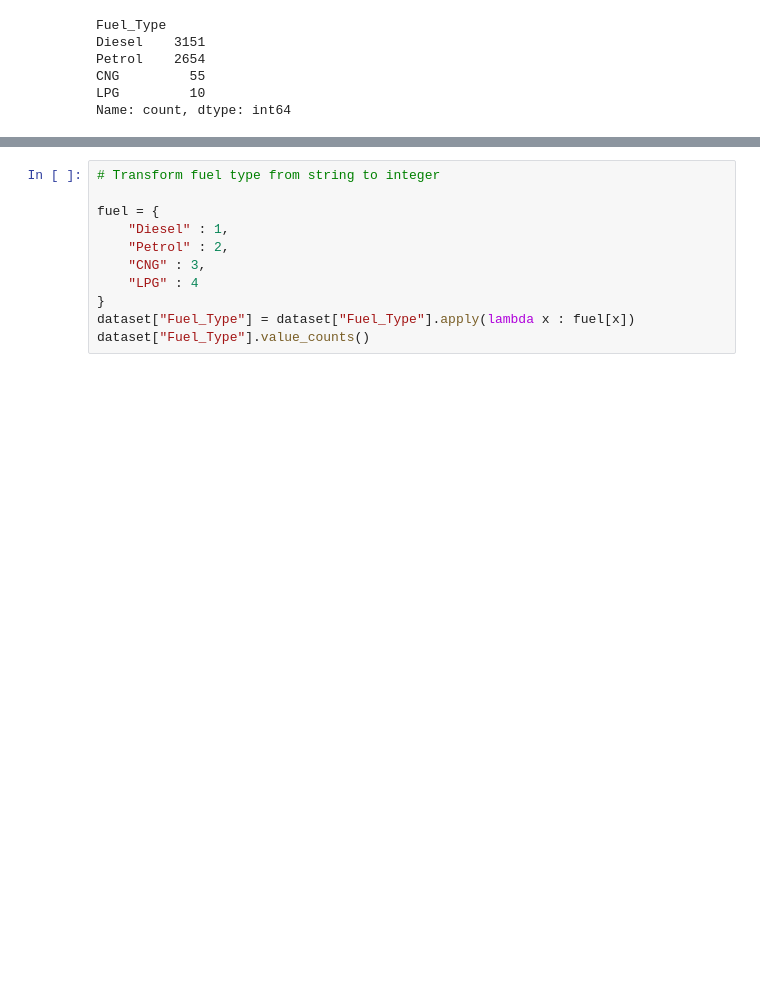
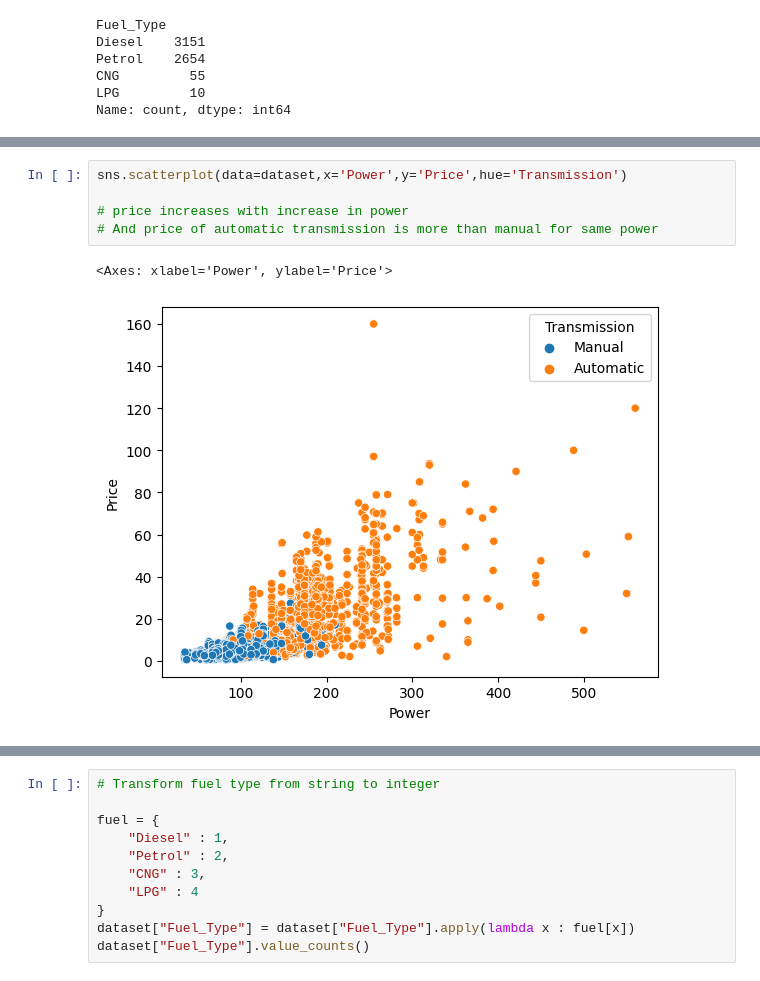
Before and after one commit to Akshay2002Singh/Used-Car-Price-Prediction, a Jupyter notebook: Used_car_price.ipynb, the cells around one changed output, grey strips where cells are left out. Saved outputs shown, nothing was run; the diff lists cells and outputs as text; blank space fills up the shorter version.

```diff
--- a/Used_car_price.ipynb
+++ b/Used_car_price.ipynb
@@ -139,0 +201,8 @@ Name: count, dtype: int64
+# %%
+sns.scatterplot(data=dataset,x='Power',y='Price',hue='Transmission')
+
+# price increases with increase in power
+# And price of automatic transmission is more than manual for same power
+# %% [output]
+<Axes: xlabel='Power', ylabel='Price'>
+[figure, added]
```
Also changed, not shown: parts of 20 cells of this notebook.
